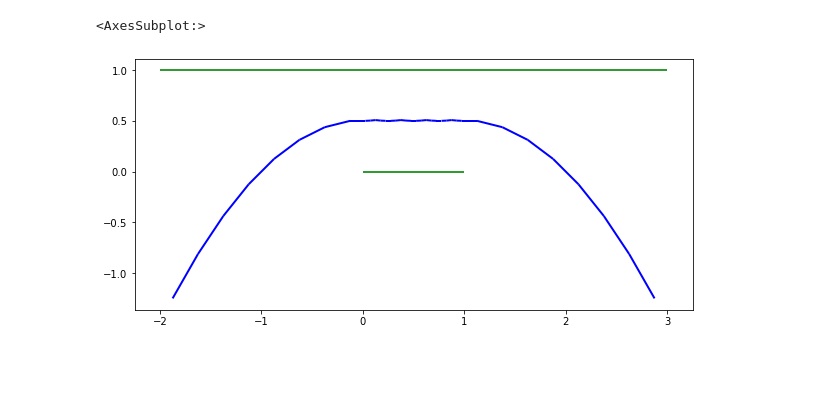
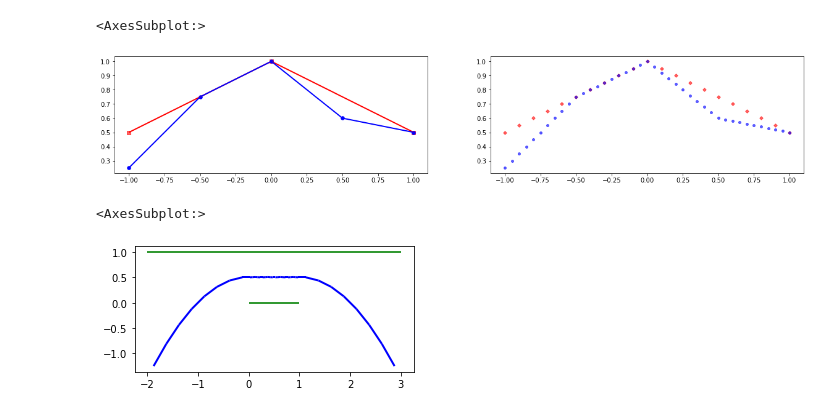
Before and after one commit to KostyaLyman/flat-norm-network-comparison, a Jupyter notebook: pd-euclid.ipynb, the cells around one changed output. Cells and saved outputs as stored; diff of their text form; code cells hidden in the pictures; blank space fills up the shorter version.

```diff
--- a/pd-euclid.ipynb
+++ b/pd-euclid.ipynb
@@ -82,0 +142,15 @@ def draw_lines(ax,lines,color='red',width=2.0,style='solid',alpha=1.0):
+# %%
+fig = plt.figure(figsize=(20,10))
+ax1 = fig.add_subplot(1,2,1)
+
+draw_edges(ax1,A,color='red',width=2.0,style='solid')
+draw_edges(ax1,B,color='blue',width=2.0,style='solid')
+draw_nodes(ax1,A,color='red',size=30,marker='s',alpha=0.6)
+draw_nodes(ax1,B,color='blue',size=30,marker='o')
+
+ax2 = fig.add_subplot(1,2,2)
+draw_points(ax2,pts_A,color='red',size=15,alpha=0.6,marker='D')
+draw_points(ax2,pts_B,color='blue',size=15,alpha=0.6,marker='o')
+# %% [output]
+<AxesSubplot:>
+[figure, new version]
@@ -87,6 +182,9 @@ def intersect(geom_a,geom_b,eps):
 
 def intersection(geom_a,geom_b,eps=1e-4):
     return geom_a.buffer(eps).intersection(geom_b.buffer(eps)).boundary
+
+def alter_slope(line,eps=1e-3):
+    return LineString([Point(line.coords[0]),Point(line.coords[1][0],line.coords[1][1]+eps)])
 
 def voronoi_bisector(line1,line2,num_pts=20):
     pts_A = interpolate(line1,num_pts,ref='A')
@@ -98,11 +196,30 @@ def voronoi_bisector(line1,line2,num_pts=20):
 
     try:
         vor = Voronoi(points)
-        lines = [LineString(vor.vertices[line]) for line in vor.ridge_vertices \
-                 if -1 not in line]
     except:
-        lines = intersection(edge1,edge2)
+        line2_alt = alter_slope(line2,eps=1e-3)
+        pts_B = interpolate(line2_alt,num_pts,ref='B')
+        pB = np.array([(pts_B[k].x,pts_B[k].y) for k in pts_B])
+        points = np.concatenate((pA,pB))
+        vor = Voronoi(points)
 
+    lines = [LineString(vor.vertices[line]) for line in vor.ridge_vertices \
+             if -1 not in line]
+    return MultiLineString(lines)
+
+def voronoi_ridge(line1,line2,line3,num_pts=20):
+    pts_A = interpolate(line1,num_pts,ref='A')
+    pts_B = interpolate(line2,num_pts,ref='B')
+    pts_C = interpolate(line3,num_pts,ref='C')
+
+    pA = np.array([(pts_A[k].x,pts_A[k].y) for k in pts_A])
+    pB = np.array([(pts_B[k].x,pts_B[k].y) for k in pts_B])
+    pC = np.array([(pts_C[k].x,pts_C[k].y) for k in pts_C])
+    points = np.concatenate((pA,pB,pC))
+
+    vor = Voronoi(points)
+    lines = [LineString(vor.vertices[line]) for line in vor.ridge_vertices \
+             if -1 not in line]
     return MultiLineString(lines)
 
 def one_skeleton(geom):
@@ -119,15 +236,15 @@ def two_skeleton(geom):
 # %%
 edge1 = LineString([Point(0,0),Point(1,0)])
 edge2 = LineString([Point(-2,1),Point(3,1)])
 
-fig = plt.figure(figsize=(10,10))
+fig = plt.figure(figsize=(5,5))
 ax = fig.add_subplot(1,1,1)
 draw_lines(ax,[edge1,edge2],color='green',alpha=0.8)
 
 bisector = voronoi_bisector(edge1, edge2)
 draw_lines(ax, bisector, color='blue')
 # %% [output]
 <AxesSubplot:>
-[figure, old version]
+[figure, new version]
 # %%
 edge1 = LineString([Point(0,0),Point(1,0)])
```
Also changed, not shown: parts of 13 cells of this notebook, 2 other files.
